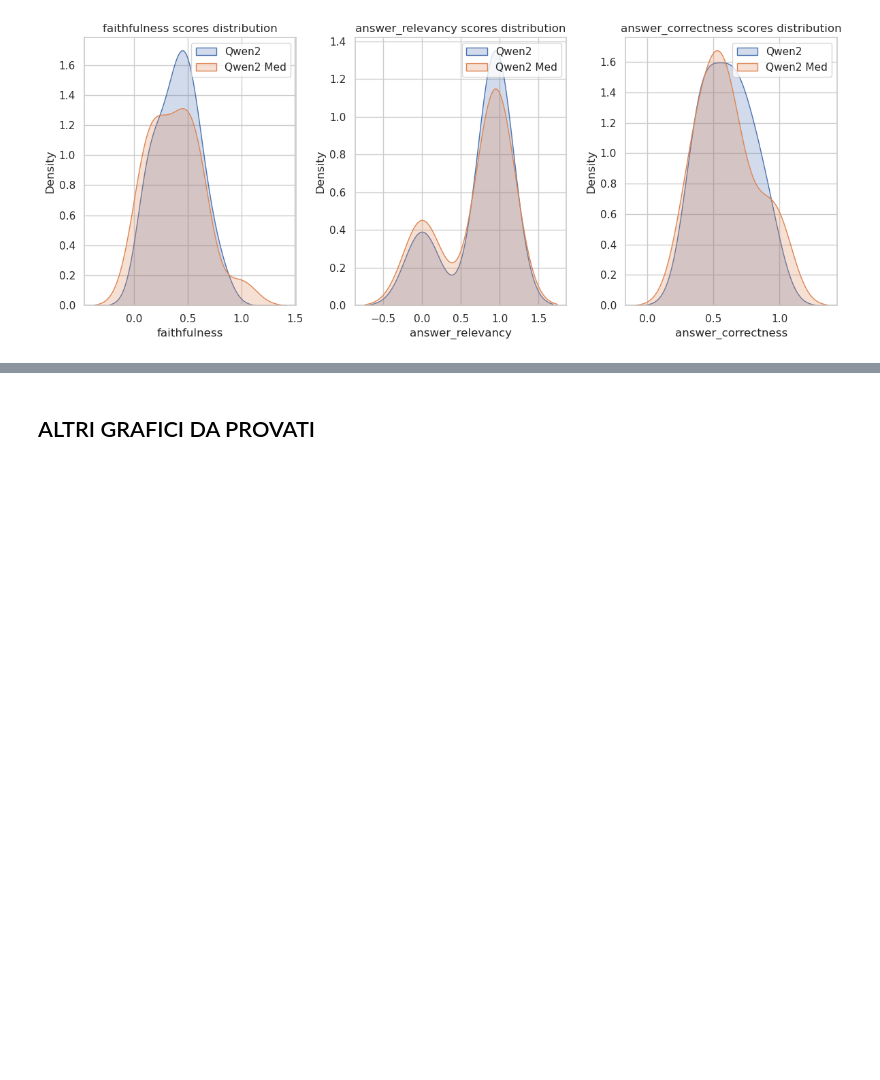
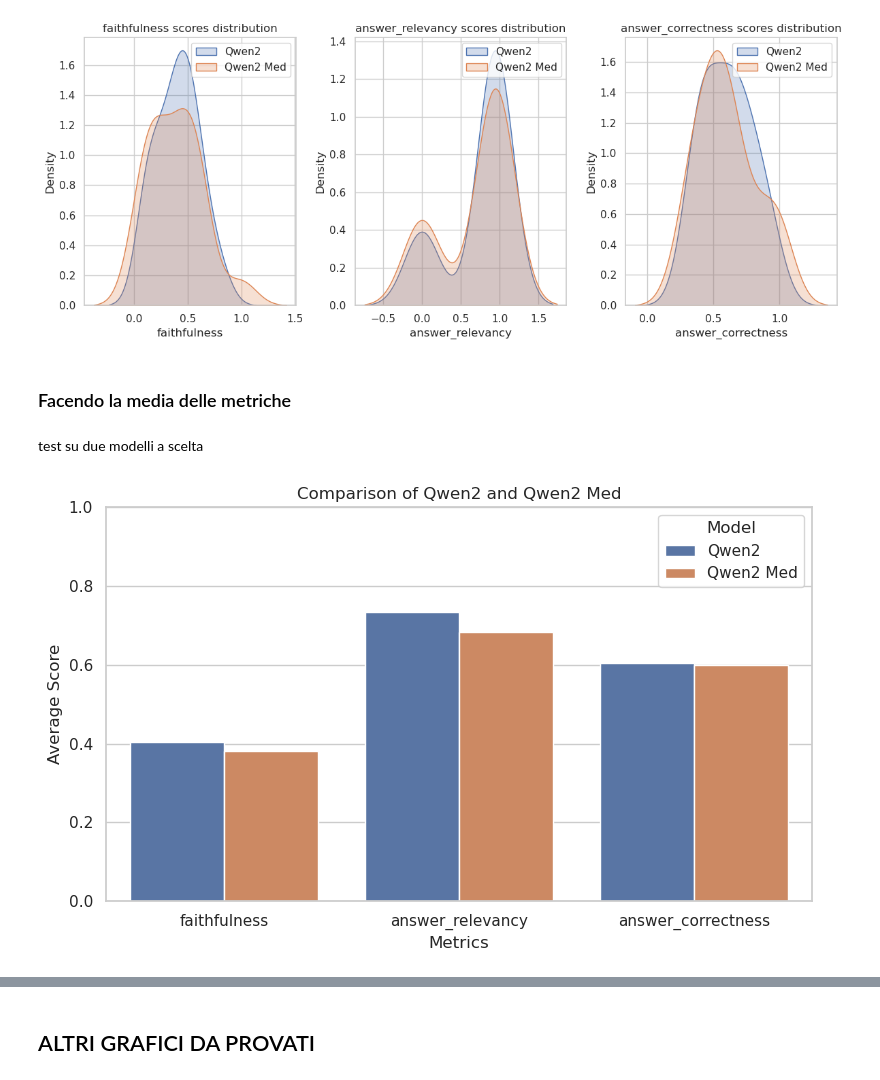
Before and after one commit to mbesep/Tesi-Magistrale-RAG, a Jupyter notebook: RAGAS definitivo.ipynb, the cells around one changed output, grey strips where cells are left out. Drawn from its saved outputs; the diff is of its cells as text; code cells hidden in the pictures; blank space fills up the shorter version.

```diff
--- a/RAGAS definitivo.ipynb
+++ b/RAGAS definitivo.ipynb
@@ -1603,3 +1607,49 @@ analysis(
 )
 # %% [output]
 [figure]
+# %% [markdown]
+### Facendo la media delle metriche
+# %% [markdown]
+test su due modelli a scelta
+# %%
+import numpy as np
+import matplotlib.pyplot as plt
+import seaborn as sns
+import pandas as pd
+
+def comparison_bar_plot(model1, model2, model1_name, model2_name):
+    # Calcola le medie per ciascun modello
+    mean1 = model1.mean()
+    mean2 = model2.mean()
+
+    # Crea un DataFrame con le medie
+    df = pd.DataFrame({
+        'Metric': mean1.index,
+        model1_name: mean1.values,
+        model2_name: mean2.values
+    })
+
+    # Melte il DataFrame per la visualizzazione con Seaborn
+    df_melted = df.melt('Metric', var_name='Model', value_name='Score')
+
+    # Crea il grafico
+    plt.figure(figsize=(8, 5))
+    sns.barplot(x='Metric', y='Score', hue='Model', data=df_melted)
+
+    plt.title(f'Comparison of {model1_name} and {model2_name}')
+    plt.xlabel('Metrics')
+    plt.ylabel('Average Score')
+    plt.ylim(0, 1)  # Assumendo che i punteggi siano su una scala da 0 a 5
+
+    plt.tight_layout()
+    plt.show()
+
+# Chiamata alla funzione
+comparison_bar_plot(
+    Qwen2Base[['faithfulness', 'answer_relevancy', 'answer_correctness']],
+    QwenMedBase[['faithfulness', 'answer_relevancy', 'answer_correctness']],
+    'Qwen2',
+    'Qwen2 Med'
+)
+# %% [output]
+[figure, added]
```
Also changed, not shown: parts of 23 cells of this notebook, 2 other files.
